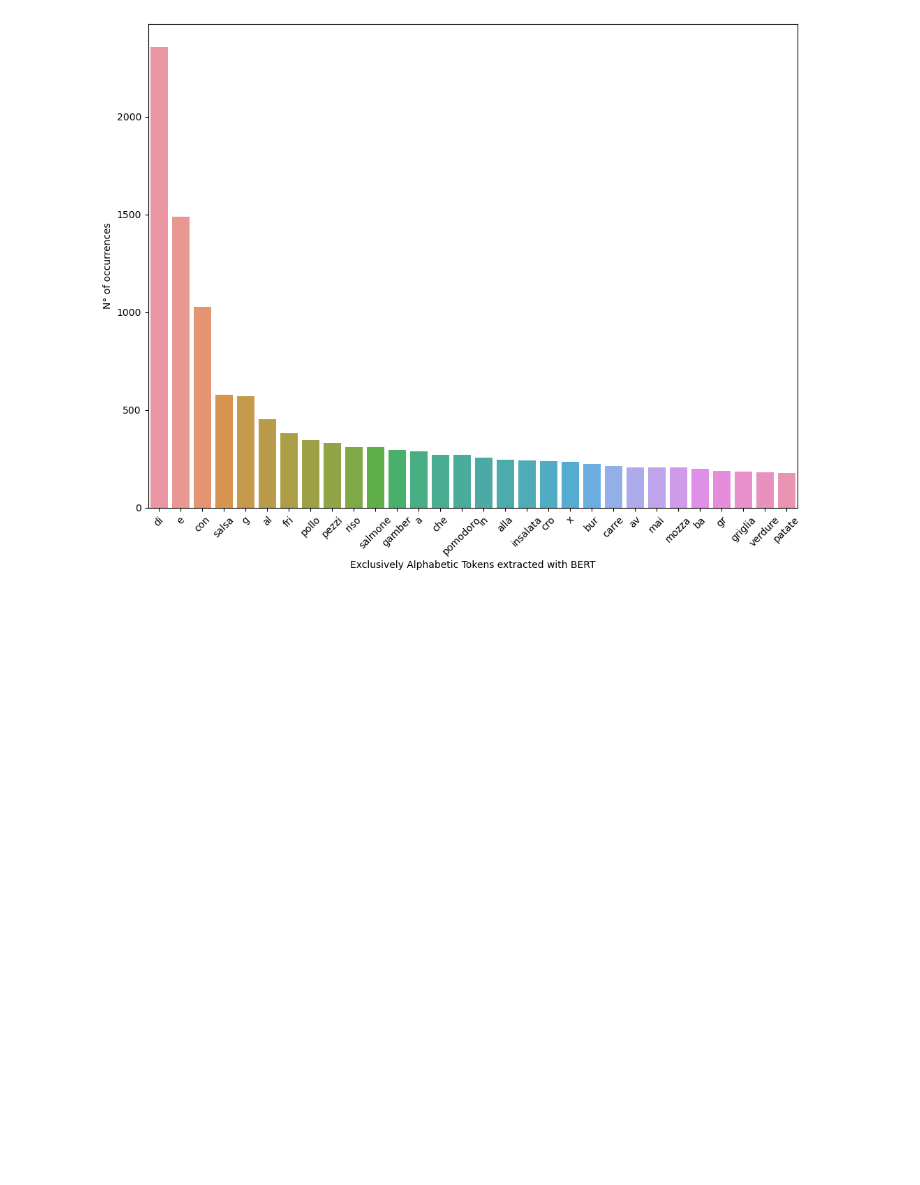
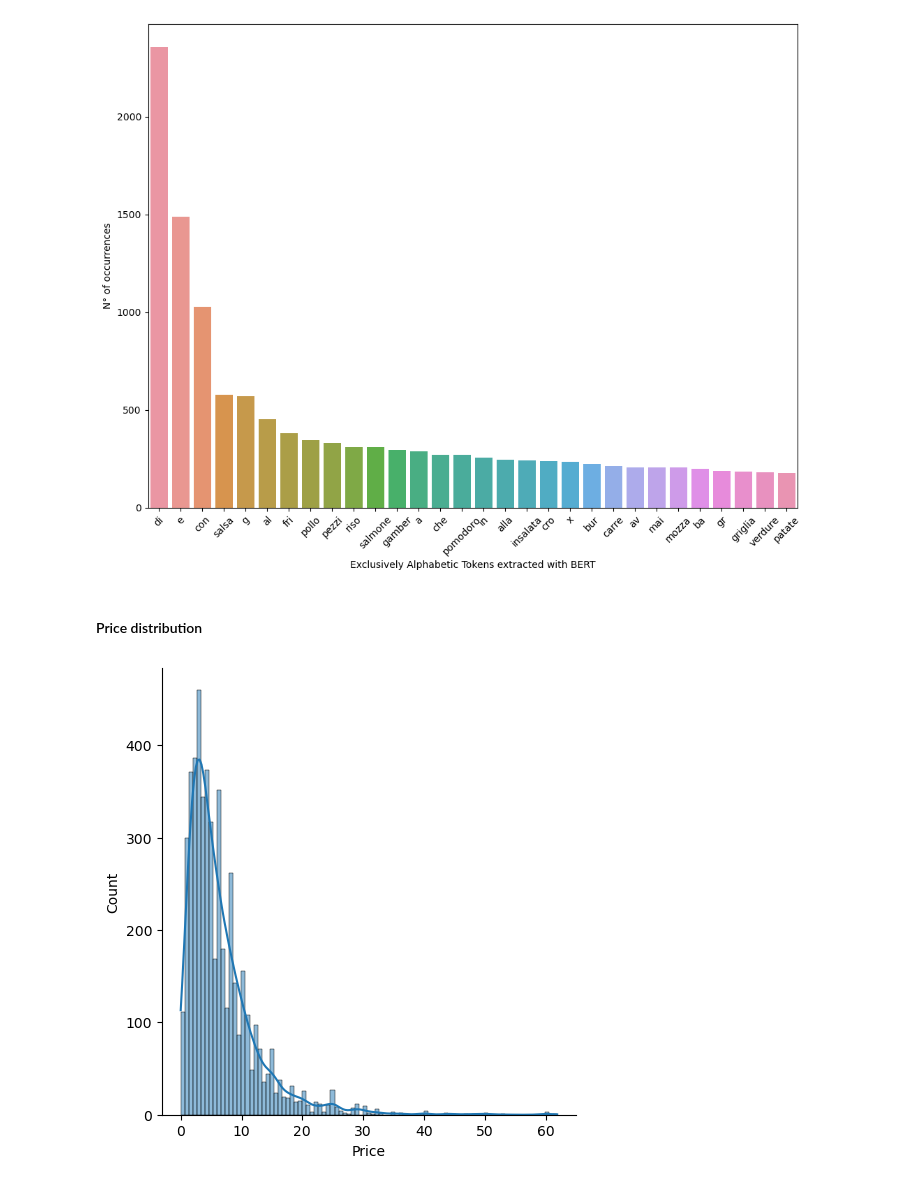
Before and after one commit to giacomorebecchi/food-pricing, a Jupyter notebook: notebooks/04.01_dataset_visualization.ipynb, the cells around one changed output. Drawn from its saved outputs; the diff is of its cells as text; code cells hidden in the pictures; blank space fills up the shorter version.

```diff
--- a/notebooks/04.01_dataset_visualization.ipynb
+++ b/notebooks/04.01_dataset_visualization.ipynb
@@ -189,2 +185,12 @@ plt.close()
 # %% [output]
 [figure]
+# %% [markdown]
+#### Price distribution
+# %%
+prices = [int(training_data[i]["label"]) / 100 for i in range(len(training_data))]
+# %%
+disp = sns.displot(prices, kde=True)
+disp.set_axis_labels(x_var="Price")
+disp.fig.savefig("plots/plt04_distribution_price.jpg", bbox_inches="tight")
+# %% [output]
+[figure, added]
```
Also changed, not shown: parts of 11 cells of this notebook, 3 other files.
